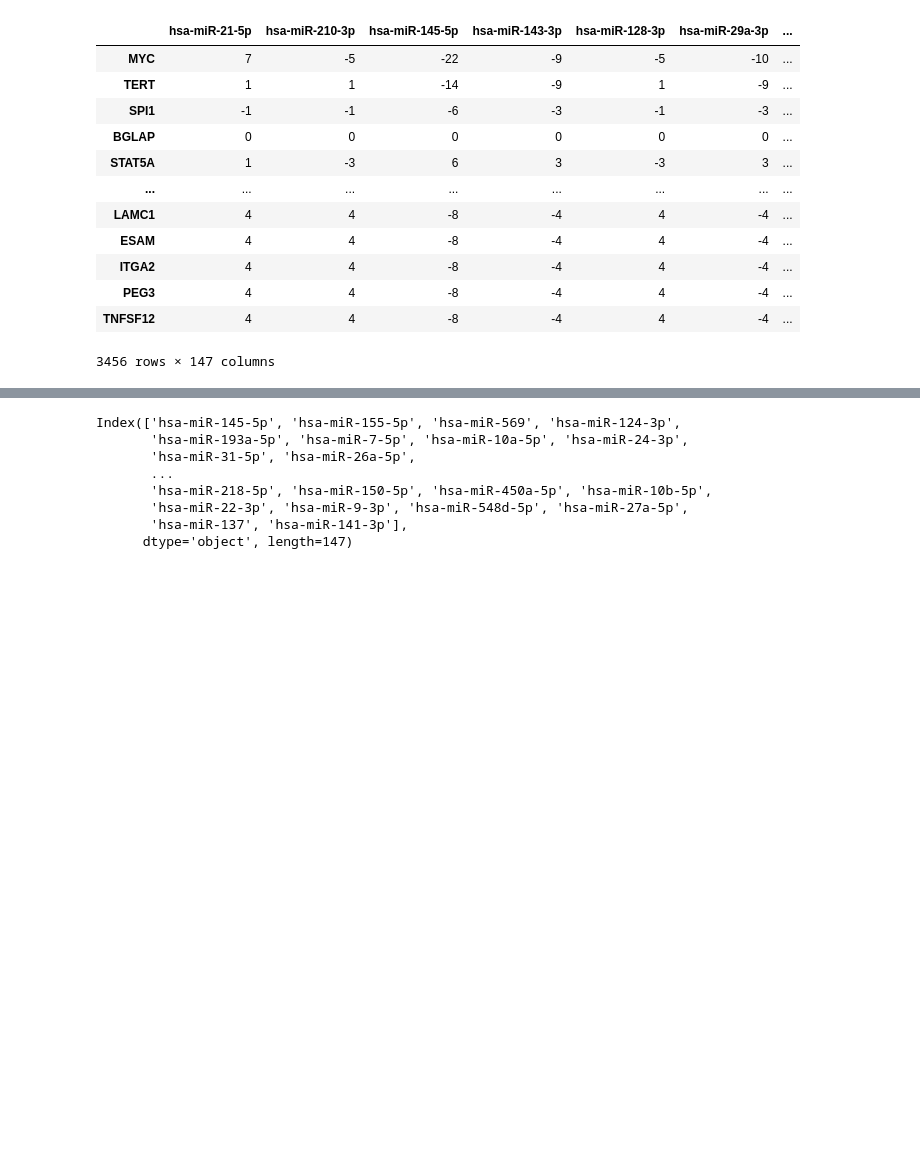
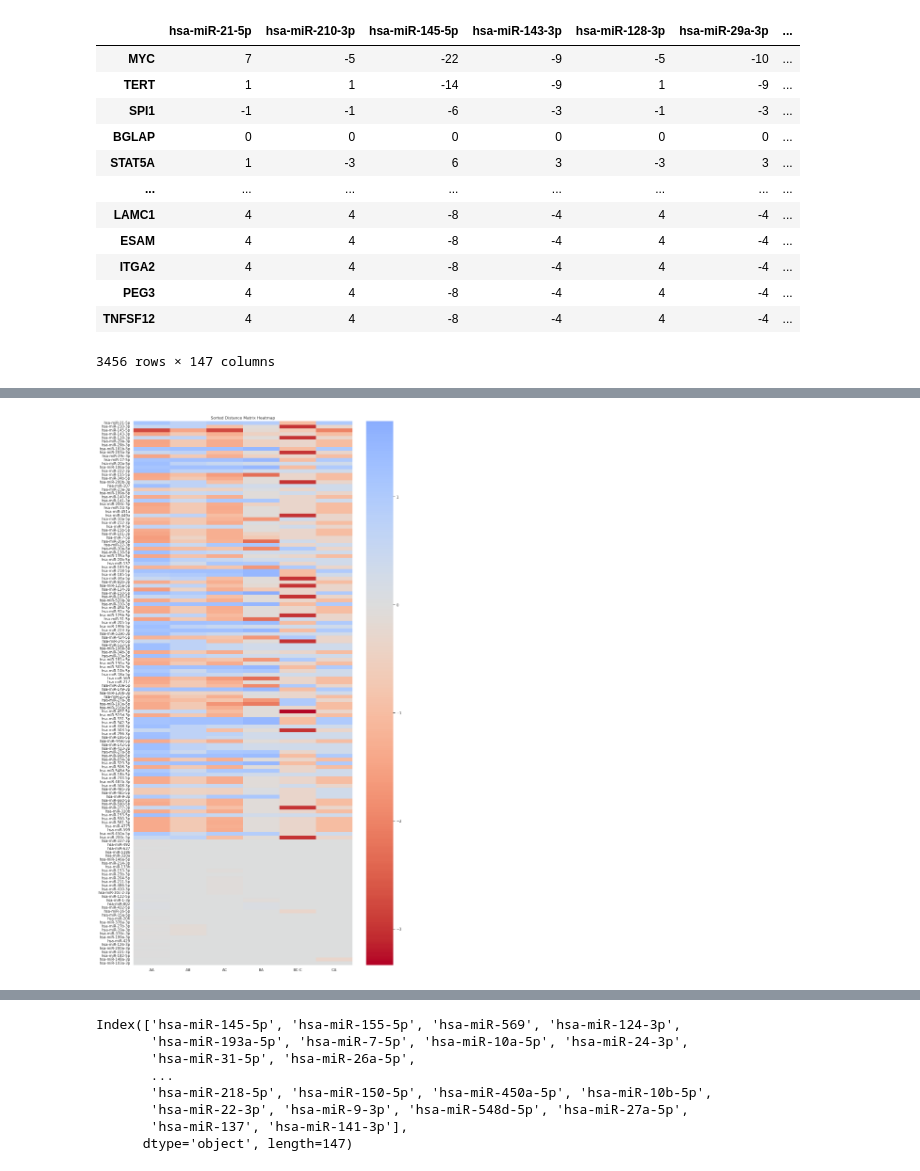
Before and after one commit to Kathyren/Muscle_wasting, a Jupyter notebook: network/mirnas_influence_tissue.ipynb, the cells around one changed output, grey strips where cells are left out. Cells and saved outputs as stored; diff of their text form; code cells hidden in the pictures; blank space fills up the shorter version.

```diff
--- a/network/mirnas_influence_tissue.ipynb
+++ b/network/mirnas_influence_tissue.ipynb
@@ -454,0 +608,2 @@ Length: 147, dtype: object>
+# %%
+muscle_series = tissue_data_tissues['Tissue RNA - skeletal muscle [nTPM]']
@@ -454,0 +614,3 @@ Length: 147, dtype: object>
+# %%
+muscle_series = muscle_series[muscle_series.index.isin(influnce_weigth.index)]
+muscle_series
@@ -454,0 +631,2 @@ Length: 147, dtype: object>
+# %%
+muscle_series = muscle_series[muscle_series>0.01]
@@ -454,0 +700,4 @@ Length: 147, dtype: object>
+# %%
+x = get_minra_influence('hsa-miR-125a-5p', df.T)
+x = x[x.index.isin(muscle_series.index)]
+x
@@ -454,0 +751,28 @@ Length: 147, dtype: object>
+# %%
+curves = ['AA','AB','AC','BA','BC-B','BC-C','CA','CC']
+sum_dic = {}
+df_curve_dfs = {}
+for c in curves:
+    curve = redulation_df[redulation_df['curve_type']==c].index
+    x = df[df.index.isin(curve)]
+    x = x[x.index.isin(muscle_series.index)]
+    if len(x) > 0:
+        i = get_impact_data(x)
+        df_curve_dfs[c] = x
+        #i = abs(i)
+        s = i.sum()
+        s = s/len(x)
+        sum_dic[c] = s
+
+curve_impact = pd.DataFrame.from_dict(sum_dic,orient='columns' )
+curve_impact = curve_impact.astype(float)
+
+
+plt.figure(figsize=(15, 30))
+cmap = sns.color_palette("coolwarm", as_cmap=True)
+cmap_reversed = cmap.reversed()
+sns.heatmap(curve_impact, annot=False,fmt='f', center = 0, cmap=cmap_reversed)#, linewidths=0.5)#, linecolor='black')
+plt.title('Sorted Distance Matrix Heatmap')
+plt.show()
+# %% [output]
+[figure, added]
```
Also changed, not shown: parts of 33 cells of this notebook, 2 other files.
